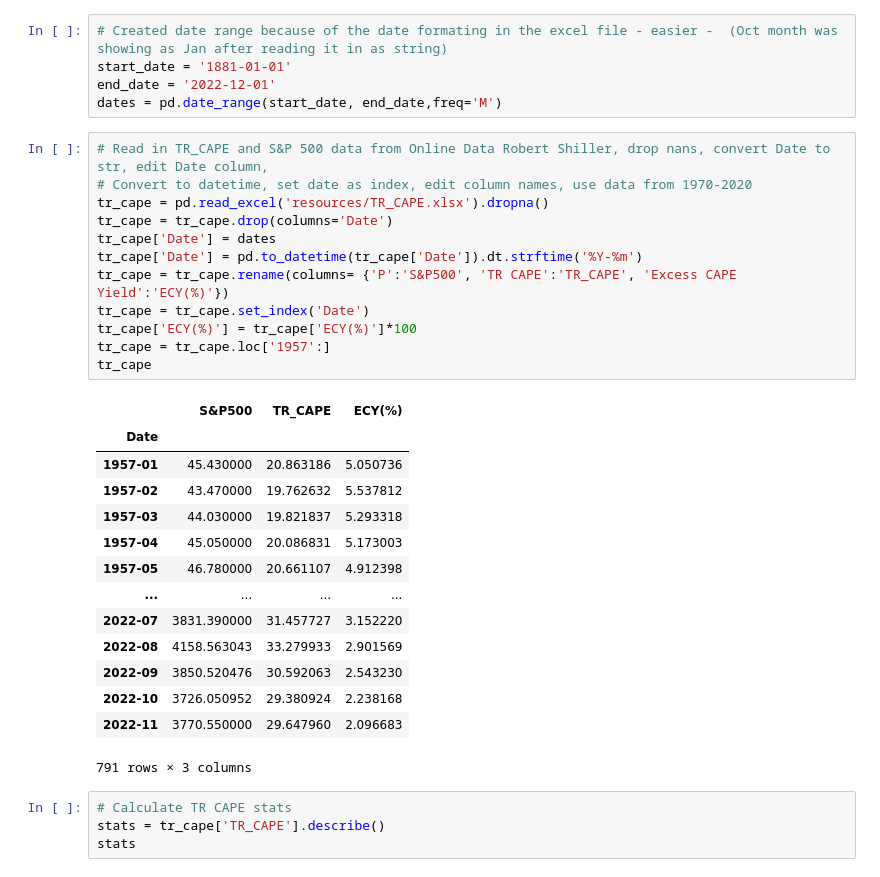
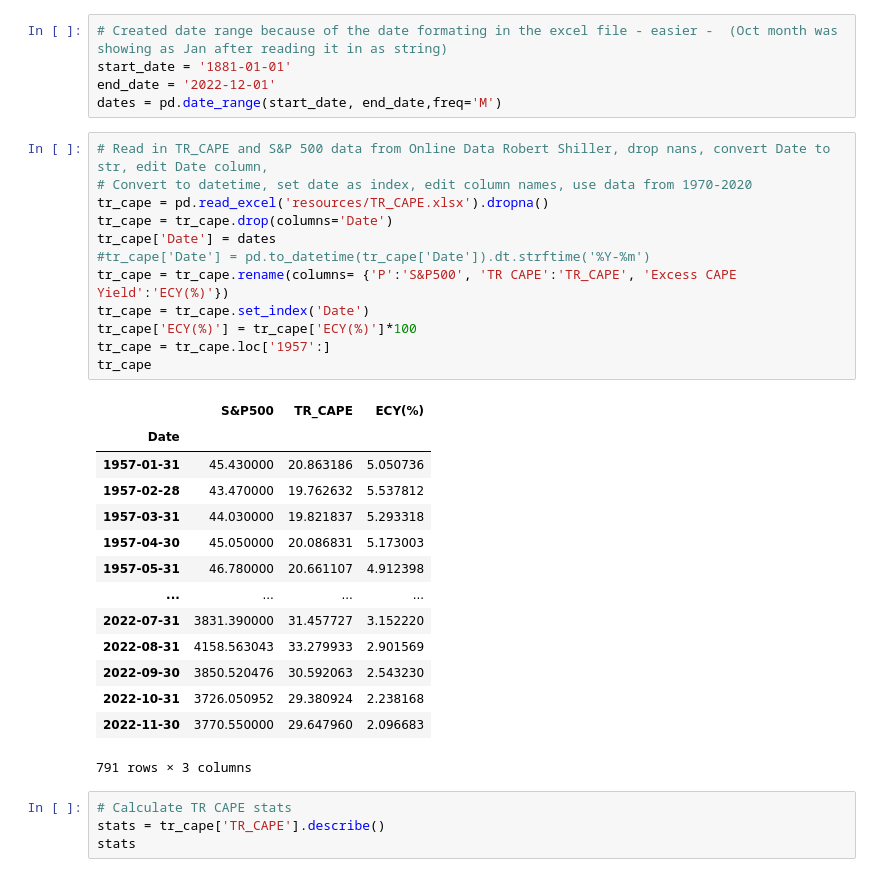
Before and after one commit to dbogatic/market_valuation, a Jupyter notebook: tr_cape.ipynb, the cells around one changed output. Saved outputs shown, nothing was run; the diff lists cells and outputs as text.

```diff
--- a/tr_cape.ipynb
+++ b/tr_cape.ipynb
@@ -26,29 +26,29 @@ dates = pd.date_range(start_date, end_date,freq='M')
 # %%
 # Read in TR_CAPE and S&P 500 data from Online Data Robert Shiller, drop nans, convert Date to str, edit Date column,
 # Convert to datetime, set date as index, edit column names, use data from 1970-2020
 tr_cape = pd.read_excel('resources/TR_CAPE.xlsx').dropna()
 tr_cape = tr_cape.drop(columns='Date')
 tr_cape['Date'] = dates
-tr_cape['Date'] = pd.to_datetime(tr_cape['Date']).dt.strftime('%Y-%m')
+#tr_cape['Date'] = pd.to_datetime(tr_cape['Date']).dt.strftime('%Y-%m')
 tr_cape = tr_cape.rename(columns= {'P':'S&P500', 'TR CAPE':'TR_CAPE', 'Excess CAPE Yield':'ECY(%)'})
 tr_cape = tr_cape.set_index('Date')
 tr_cape['ECY(%)'] = tr_cape['ECY(%)']*100
 tr_cape = tr_cape.loc['1957':]
 tr_cape
 # %% [output]
 |  | S&P500 | TR_CAPE | ECY(%) |
 | Date |  |  |  |
-| 1957-01 | 45.430000 | 20.863186 | 5.050736 |
-| 1957-02 | 43.470000 | 19.762632 | 5.537812 |
-| 1957-03 | 44.030000 | 19.821837 | 5.293318 |
-| 1957-04 | 45.050000 | 20.086831 | 5.173003 |
-| 1957-05 | 46.780000 | 20.661107 | 4.912398 |
+| 1957-01-31 | 45.430000 | 20.863186 | 5.050736 |
+| 1957-02-28 | 43.470000 | 19.762632 | 5.537812 |
+| 1957-03-31 | 44.030000 | 19.821837 | 5.293318 |
+| 1957-04-30 | 45.050000 | 20.086831 | 5.173003 |
+| 1957-05-31 | 46.780000 | 20.661107 | 4.912398 |
 | ... | ... | ... | ... |
-| 2022-07 | 3831.390000 | 31.457727 | 3.152220 |
-| 2022-08 | 4158.563043 | 33.279933 | 2.901569 |
-| 2022-09 | 3850.520476 | 30.592063 | 2.543230 |
-| 2022-10 | 3726.050952 | 29.380924 | 2.238168 |
-| 2022-11 | 3770.550000 | 29.647960 | 2.096683 |
+| 2022-07-31 | 3831.390000 | 31.457727 | 3.152220 |
+| 2022-08-31 | 4158.563043 | 33.279933 | 2.901569 |
+| 2022-09-30 | 3850.520476 | 30.592063 | 2.543230 |
+| 2022-10-31 | 3726.050952 | 29.380924 | 2.238168 |
+| 2022-11-30 | 3770.550000 | 29.647960 | 2.096683 |
 791 rows × 3 columns
 # %%
 # Calculate TR CAPE stats
```
Also changed, not shown: parts of 3 cells of this notebook.
